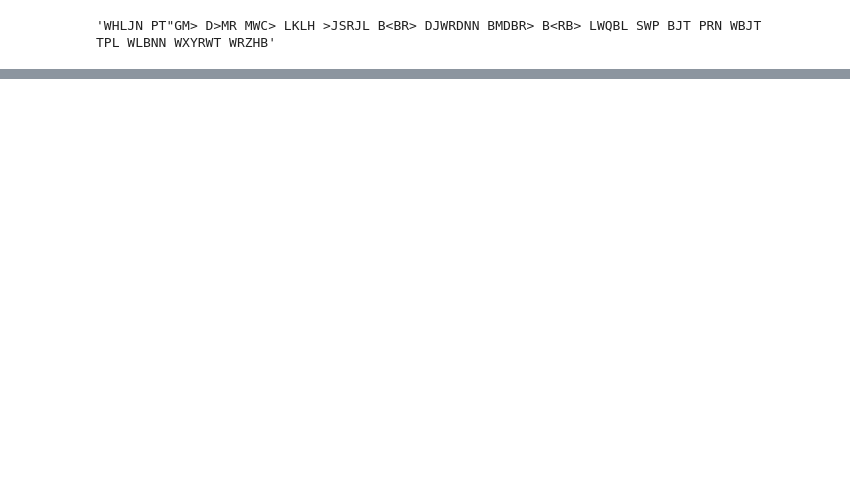
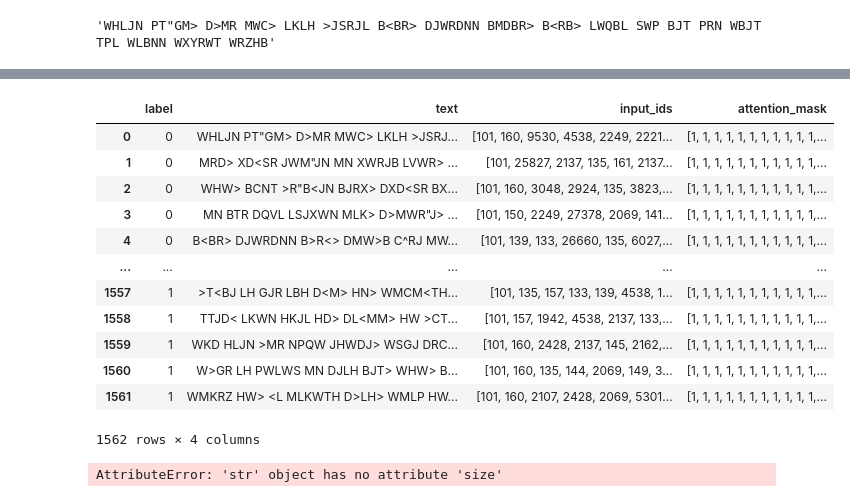
Before and after one commit to Ryohskay/peshitta_cj, a Jupyter notebook: cite_tf/bert-aa.ipynb, the cells around one changed output, grey strips where cells are left out. Cells and saved outputs as stored; diff of their text form; code cells hidden in the pictures; blank space fills up the shorter version.

```diff
--- a/cite_tf/bert-aa.ipynb
+++ b/cite_tf/bert-aa.ipynb
@@ -127,3 +159,25 @@ RuntimeError: Placeholder storage has not been allocated on MPS device!
+# %%
+df_tokenized = tokenized_data["validation"].to_pandas()
+df_tokenized
+# %% [output]
+|  | label | text | input_ids | attention_mask |
+| 0 | 0 | WHLJN PT"GM> D>MR MWC> LKLH >JSRJ... | [101, 160, 9530, 4538, 2249, 2221... | [1, 1, 1, 1, 1, 1, 1, 1, 1, 1, 1,... |
+| 1 | 0 | MRD> XD<SR JWM"JN MN XWRJB LVWR> ... | [101, 25827, 2137, 135, 161, 2137... | [1, 1, 1, 1, 1, 1, 1, 1, 1, 1, 1,... |
+| 2 | 0 | WHW> BCNT >R"B<JN BJRX> DXD<SR BX... | [101, 160, 3048, 2924, 135, 3823,... | [1, 1, 1, 1, 1, 1, 1, 1, 1, 1, 1,... |
+| 3 | 0 | MN BTR DQVL LSJXWN MLK> D>MWR"J> ... | [101, 150, 2249, 27378, 2069, 141... | [1, 1, 1, 1, 1, 1, 1, 1, 1, 1, 1,... |
+| 4 | 0 | B<BR> DJWRDNN B>R<> DMW>B C^RJ MW... | [101, 139, 133, 26660, 135, 6027,... | [1, 1, 1, 1, 1, 1, 1, 1, 1, 1, 1,... |
+| ... | ... | ... | ... | ... |
+| 1557 | 1 | >T<BJ LH GJR LBH D<M> HN> WMCM<TH... | [101, 135, 157, 133, 139, 4538, 1... | [1, 1, 1, 1, 1, 1, 1, 1, 1, 1, 1,... |
+| 1558 | 1 | TTJD< LKWN HKJL HD> DL<MM> HW >CT... | [101, 157, 1942, 4538, 2137, 133,... | [1, 1, 1, 1, 1, 1, 1, 1, 1, 1, 1,... |
+| 1559 | 1 | WKD HLJN >MR NPQW JHWDJ> WSGJ DRC... | [101, 160, 2428, 2137, 145, 2162,... | [1, 1, 1, 1, 1, 1, 1, 1, 1, 1, 1,... |
+| 1560 | 1 | W>GR LH PWLWS MN DJLH BJT> WHW> B... | [101, 160, 135, 144, 2069, 149, 3... | [1, 1, 1, 1, 1, 1, 1, 1, 1, 1, 1,... |
+| 1561 | 1 | WMKRZ HW> <L MLKWTH D>LH> WMLP HW... | [101, 160, 2107, 2428, 2069, 5301... | [1, 1, 1, 1, 1, 1, 1, 1, 1, 1, 1,... |
+1562 rows × 4 columns
+# %%
+df_dropped = df_tokenized.drop(columns=["label", "text"])
+res = predict_all(model, df_dropped)
+# %% [output]
+AttributeError: 'str' object has no attribute 'size'
 # %%
 # sentencepiece
 # %%
```
Also changed, not shown: parts of 14 cells of this notebook, 8 other files.
